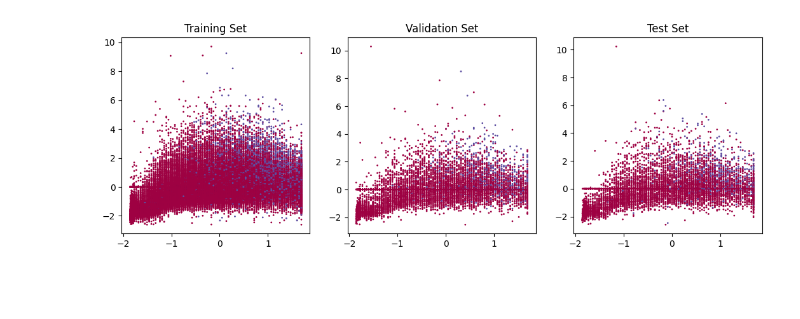
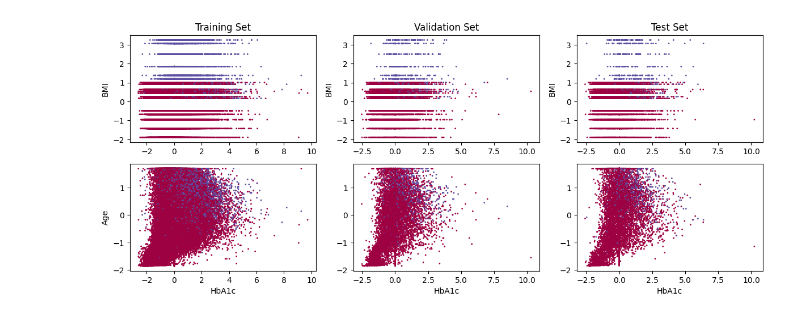
Before and after one commit to mattgianni/kaggle-hpart, a Jupyter notebook: src/diab.ipynb, the cells around one changed output. Saved outputs shown, nothing was run; the diff lists cells and outputs as text; code cells hidden in the pictures; blank space fills up the shorter version.

```diff
--- a/src/diab.ipynb
+++ b/src/diab.ipynb
@@ -67,20 +71,38 @@ y max=1 y min=0
 | 3 | -0.261398 | 0 | 0 | -0.583229 | -0.492688 | 0.416181 | 0 | 1 | ... |
 | 4 | 1.515050 | 1 | 1 | -1.081965 | -0.679486 | 0.416181 | 0 | 1 | ... |
 # %%
-plt.figure(figsize=(13, 4))
+plt.figure(figsize=(8 * 1.8, 3 * 1.8))
 
-plt.subplot(1, 3, 1)
-plt.scatter(X_train[:, 0], X_train[:, 3], c=y_train, s=1, cmap=plt.cm.Spectral)
+plt.subplot(2, 3, 1)
+plt.scatter(X_train[:, 3], X_train[:, 4], c=y_train, s=1, cmap=plt.cm.Spectral)
 plt.title('Training Set')
+plt.ylabel('BMI')
 
-plt.subplot(1, 3, 2)
-plt.scatter(X_cv[:, 0], X_cv[:, 3], c=y_cv, s=1, cmap=plt.cm.Spectral)
+plt.subplot(2, 3, 2)
+plt.scatter(X_cv[:, 3], X_cv[:, 4], c=y_cv, s=1, cmap=plt.cm.Spectral)
 plt.title('Validation Set')
+plt.ylabel('BMI')
 
-plt.subplot(1, 3, 3)
-plt.scatter(X_test[:, 0], X_test[:, 3], c=y_test, s=1, cmap=plt.cm.Spectral)
+plt.subplot(2, 3, 3)
+plt.scatter(X_test[:, 3], X_test[:, 4], c=y_test, s=1, cmap=plt.cm.Spectral)
 plt.title('Test Set')
+plt.ylabel('BMI')
+
+## Second row
+plt.subplot(2, 3, 4)
+plt.scatter(X_train[:, 3], X_train[:, 0], c=y_train, s=1, cmap=plt.cm.Spectral)
+plt.xlabel('HbA1c')
+plt.ylabel('Age')
+
+plt.subplot(2, 3, 5)
+plt.scatter(X_cv[:, 3], X_cv[:, 0], c=y_cv, s=1, cmap=plt.cm.Spectral)
+plt.xlabel('HbA1c')
+
+plt.subplot(2, 3, 6)
+plt.scatter(X_test[:, 3], X_test[:, 0], c=y_test, s=1, cmap=plt.cm.Spectral)
+plt.xlabel('HbA1c')
+
 
 plt.show()
 # %% [output]
-[figure, old version]
+[figure, new version]
```
Also changed, not shown: parts of 8 cells of this notebook.
